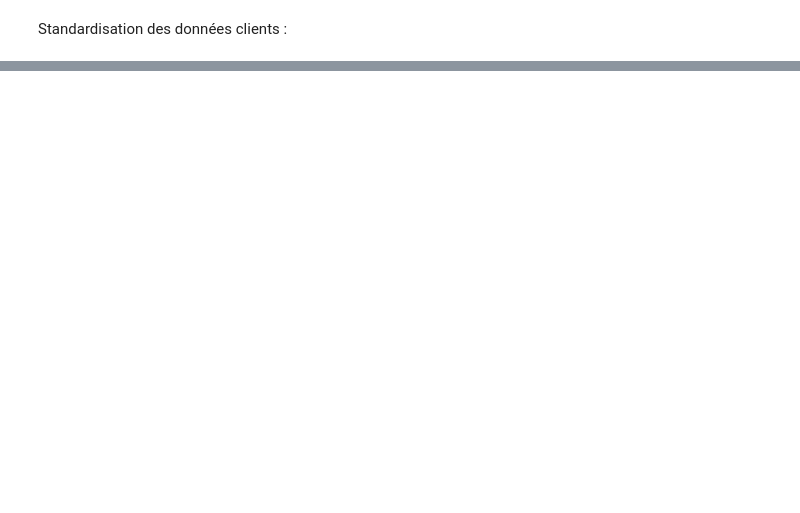
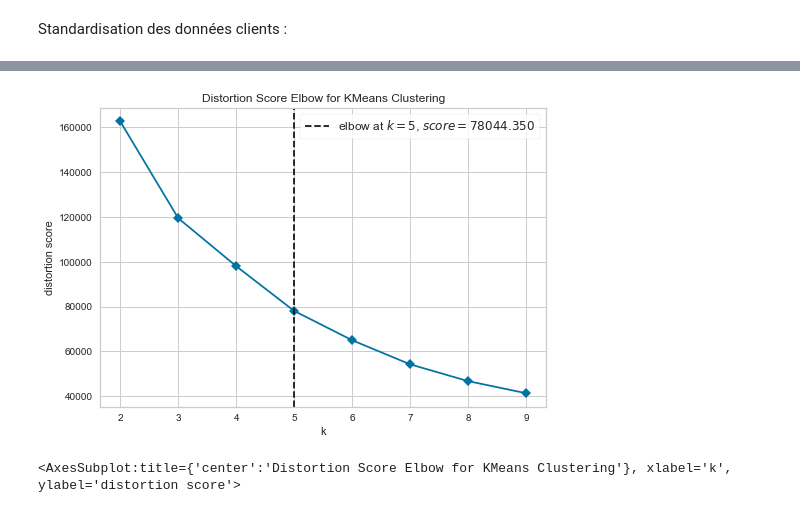
Before and after one commit to JulienGremillot/OpenClassrooms_Ingenieur_Machine_Learning, a Jupyter notebook: Segmentez des clients d'un site e-commerce/Segmentez des clients d'un site e-commerce - 2.ipynb, the cells around one changed output, grey strips where cells are left out. Saved outputs shown, nothing was run; the diff lists cells and outputs as text; code cells hidden in the pictures; blank space fills up the shorter version.

```diff
--- a/Segmentez des clients d'un site e-commerce/Segmentez des clients d'un site e-commerce - 2.ipynb
+++ b/Segmentez des clients d'un site e-commerce/Segmentez des clients d'un site e-commerce - 2.ipynb
@@ -183,0 +217,8 @@ plt.show()
+# %%
+clients_rfm = pd.DataFrame(clients[['time_since_last_order', 'frequence', 'sum_payments']])
+clients_rfm.rename(columns = {
+                                'time_since_last_order': 'recence',
+                                'sum_payments': 'montant'
+                             }, inplace=True)
+scaler_rfm = StandardScaler()
+clients_rfm_std = scaler_rfm.fit_transform(clients_rfm)
@@ -183,0 +289,8 @@ plt.show()
+# %%
+cluster_rfm = cluster.KMeans()
+k_elbow_visualizer_rfm = KElbowVisualizer(cluster_rfm, k=(2, 10), timings=False)
+k_elbow_visualizer_rfm.fit(data_pca_rfm)
+k_elbow_visualizer_rfm.show()
+# %% [output]
+[figure, added]
+<AxesSubplot:title={'center':'Distortion Score Elbow for KMeans Clustering'}, xlabel='k', ylabel='distortion score'>
```
Also changed, not shown: parts of 29 cells of this notebook.
